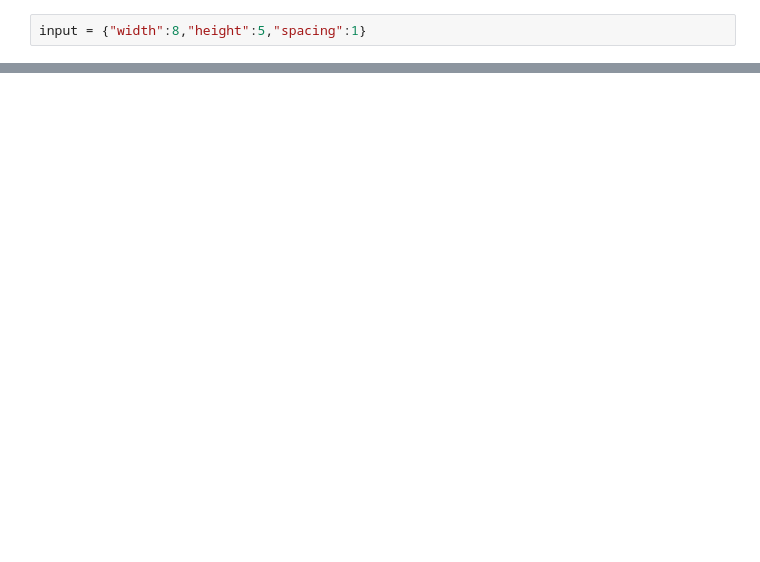
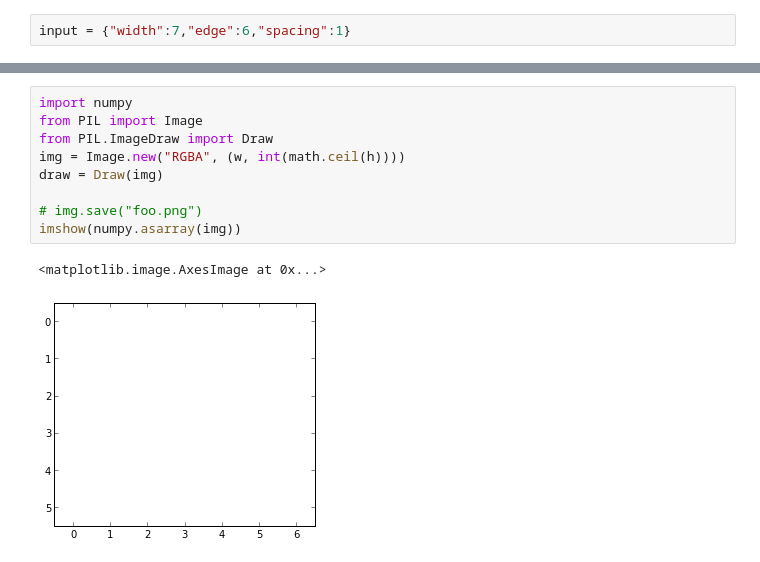
Before and after one commit to peachjean/logo, a Jupyter notebook: Logo.ipynb, the cells around one changed output, grey strips where cells are left out. Cells and saved outputs as stored; diff of their text form; blank space fills up the shorter version.

```diff
--- a/Logo.ipynb
+++ b/Logo.ipynb
@@ -1,2 +1,2 @@
 # %%
-input = {"width":8,"height":5,"spacing":1}
+input = {"width":7,"edge":6,"spacing":1}
@@ -51,0 +144,12 @@ show()
+# %%
+import numpy
+from PIL import Image
+from PIL.ImageDraw import Draw
+img = Image.new("RGBA", (w, int(math.ceil(h))))
+draw = Draw(img)
+
+# img.save("foo.png")
+imshow(numpy.asarray(img))
+# %% [output]
+<matplotlib.image.AxesImage at 0x...>
+[figure, added]
```
Also changed, not shown: parts of 7 cells of this notebook.
